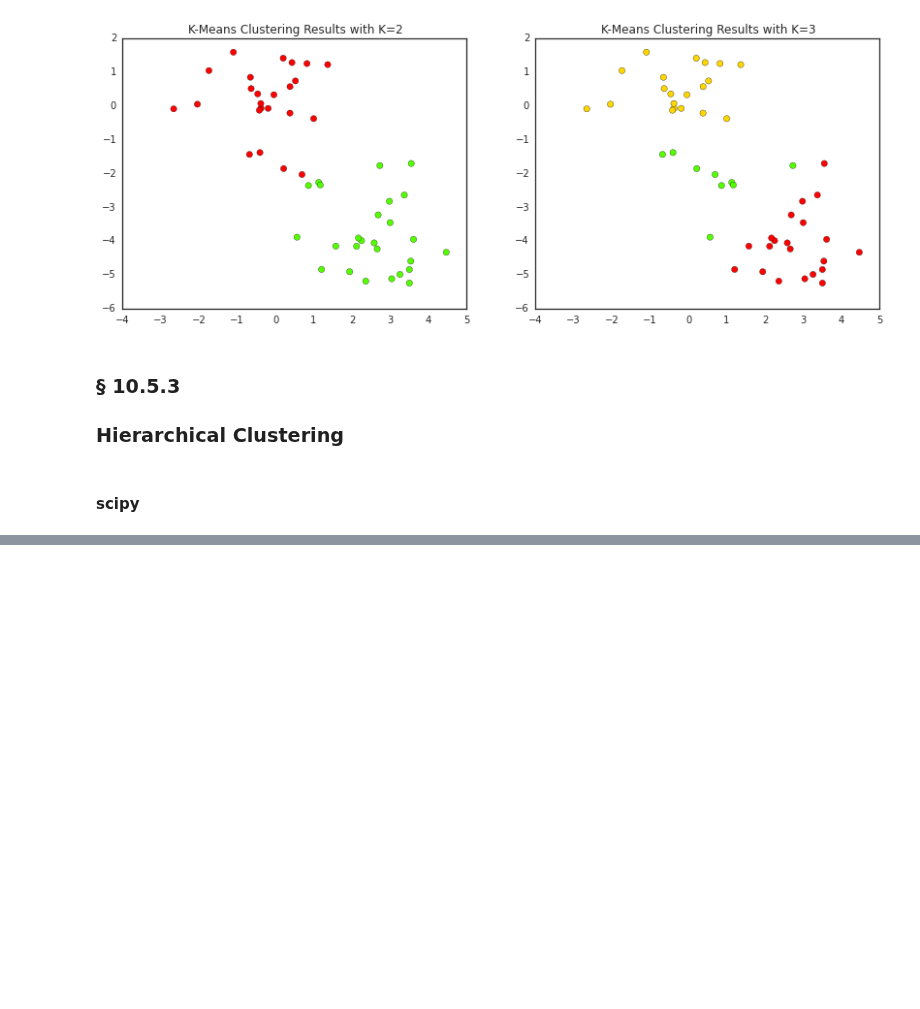
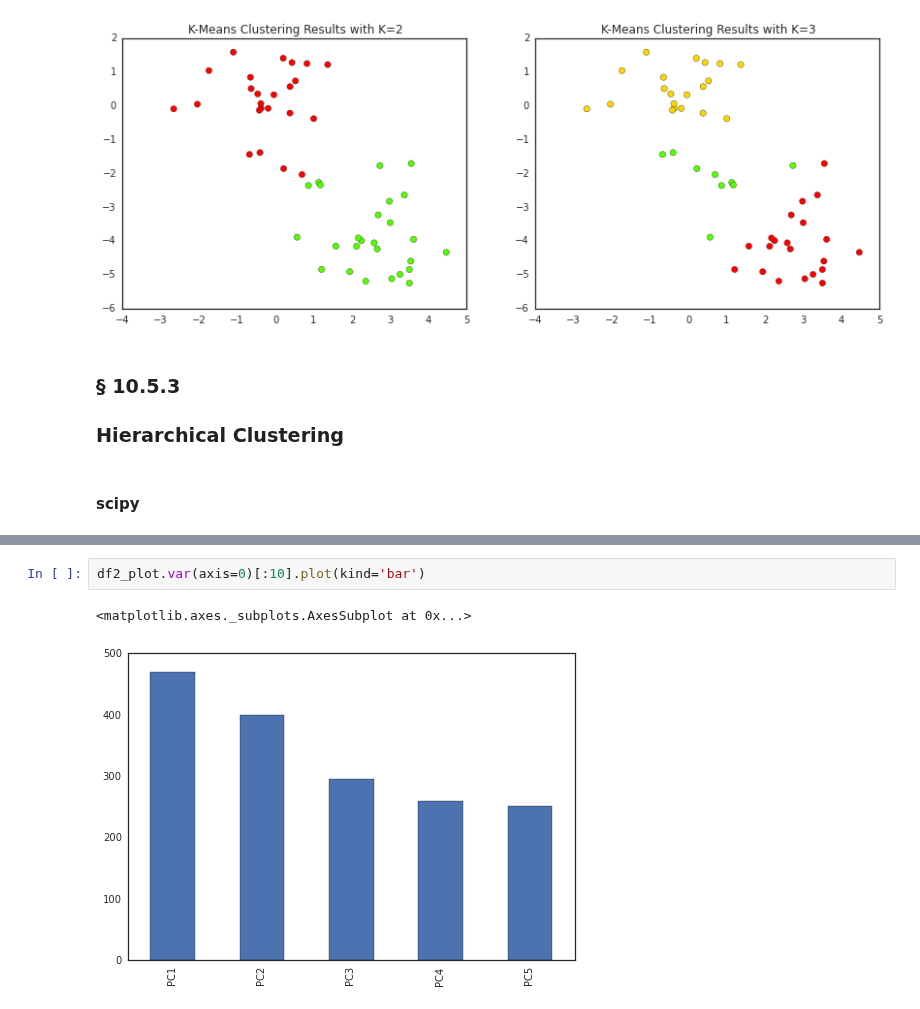
Before and after one commit to JWarmenhoven/ISLR-python, a Jupyter notebook: Chapter 10.ipynb, the cells around one changed output, grey strips where cells are left out. Cells and saved outputs as stored; diff of their text form; blank space fills up the shorter version.

```diff
--- a/Chapter 10.ipynb
+++ b/Chapter 10.ipynb
@@ -237,0 +292,5 @@ ax3.set_title('Single Linkage')
+# %%
+df2_plot.var(axis=0)[:10].plot(kind='bar')
+# %% [output]
+<matplotlib.axes._subplots.AxesSubplot at 0x...>
+[figure, added]
```
Also changed, not shown: parts of 22 cells of this notebook, 2 other files.
